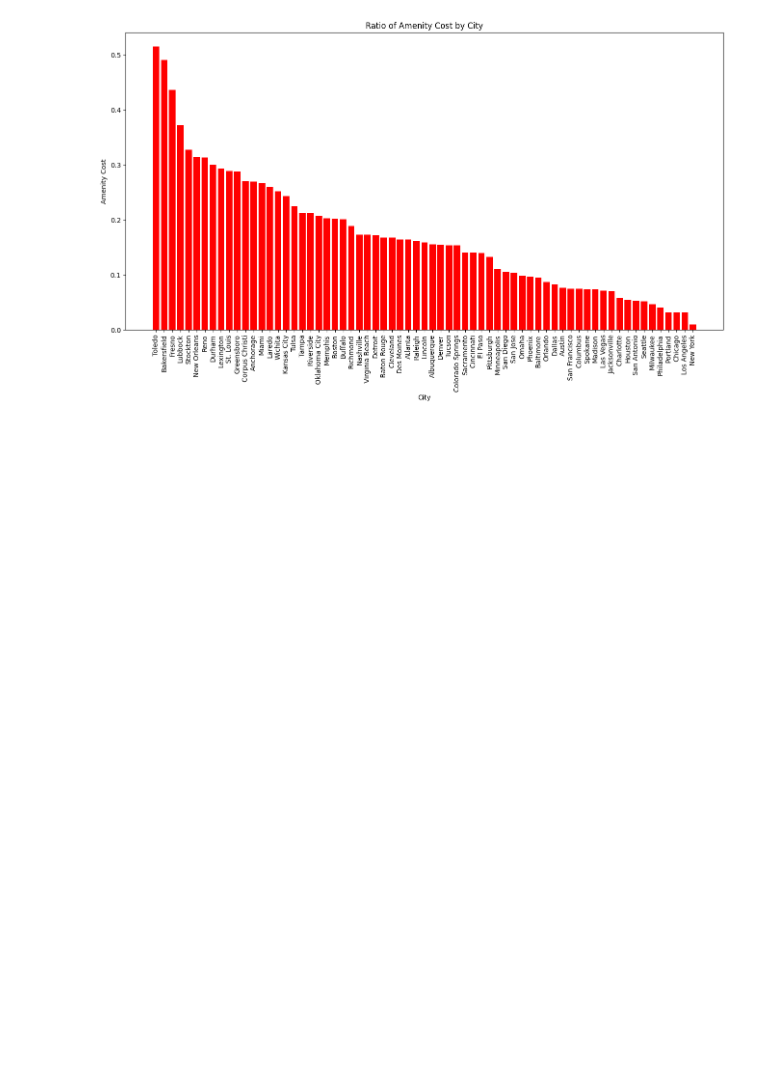
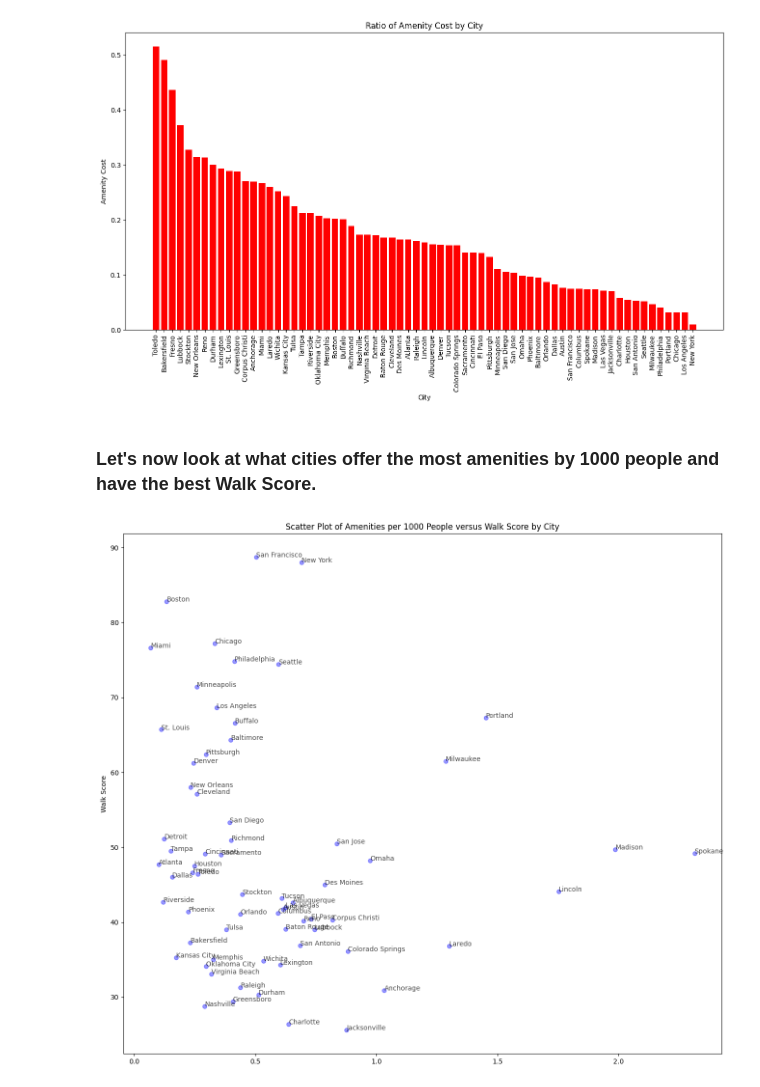
Before and after one commit to TinaBaldwin/US_Cities_Data, a Jupyter notebook: Cleaning_USCities_Connectivity.ipynb, the cells around one changed output. Saved outputs shown, nothing was run; the diff lists cells and outputs as text; code cells hidden in the pictures; blank space fills up the shorter version.

Commit message:
Scatter Plot and updates to code

```diff
--- a/Cleaning_USCities_Connectivity.ipynb
+++ b/Cleaning_USCities_Connectivity.ipynb
@@ -976,8 +980,12 @@ list(combined_data.columns)
 # %% [markdown]
 ### There are two instances Columbus and Portland in the data set for different states. Let's update the City name to add the state abbreviations in parentheses so that when the data is cleaner when visualized.
 # %%
-combined_data.loc[(combined_data["City"] == "Columbus") & (combined_data["State"] == "OH"), "City"] = "Columbus (OH)"
-combined_data.loc[(combined_data["City"] == "Columbus") & (combined_data["State"] == "GA"), "City"] = "Columbus (GA)"
-combined_data.loc[(combined_data["City"] == "Portland") & (combined_data["State"] == "OR"), "City"] = "Portland (OR)"
-combined_data.loc[(combined_data["City"] == "Portland") & (combined_data["State"] == "ME"), "City"] = "Portland (ME)"
+# combined_data["City"] = combined_data["City"].str.strip()
+
+# combined_data.loc[(combined_data["City"] == "Columbus") & (combined_data["State"] == "OH"), "City"] = "Columbus OH"
+# combined_data.loc[(combined_data["City"] == "Columbus") & (combined_data["State"] == "GA"), "City"] = "Columbus GA"
+# combined_data.loc[(combined_data["City"] == "Portland") & (combined_data["State"] == "OR"), "City"] = "Portland OR"
+# combined_data.loc[(combined_data["City"] == "Portland") & (combined_data["State"] == "ME"), "City"] = "Portland ME"
+
+# print(combined_data["City"] == "Columbus")
 # %%
@@ -1182,3 +1186,18 @@ plt.title("Ratio of Amenity Cost by City")
 plt.show()
 # %% [output]
 [figure]
+# %% [markdown]
+### Let's now look at what cities offer the most amenities by 1000 people and have the best Walk Score.
+# %%
+plt.figure(figsize=(16, 14))
+plt.scatter(combined_data['Amenities by Pop'], combined_data['Walk Score'], color='blue', alpha=0.4)
+
+for i in range(len(combined_data)):
+    plt.annotate(combined_data["City"][i], (combined_data["Amenities by Pop"][i], combined_data["Walk Score"][i]), textcoords='data', alpha=0.7)
+
+plt.ylabel("Walk Score")
+plt.title("Scatter Plot of Amenities per 1000 People versus Walk Score by City")
+
+plt.show()
+# %% [output]
+[figure, added]
```
Also changed, not shown: parts of 6 cells of this notebook.
